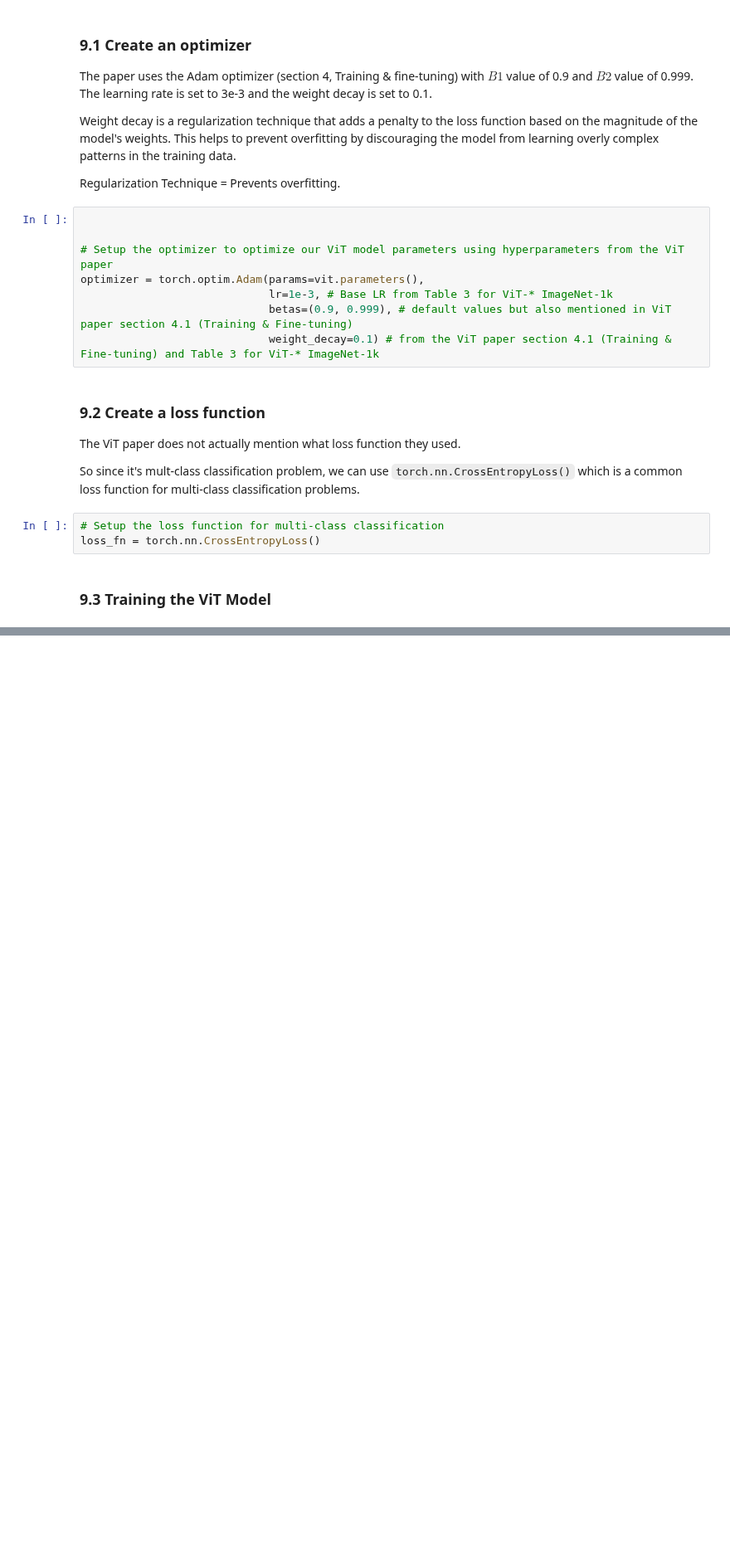
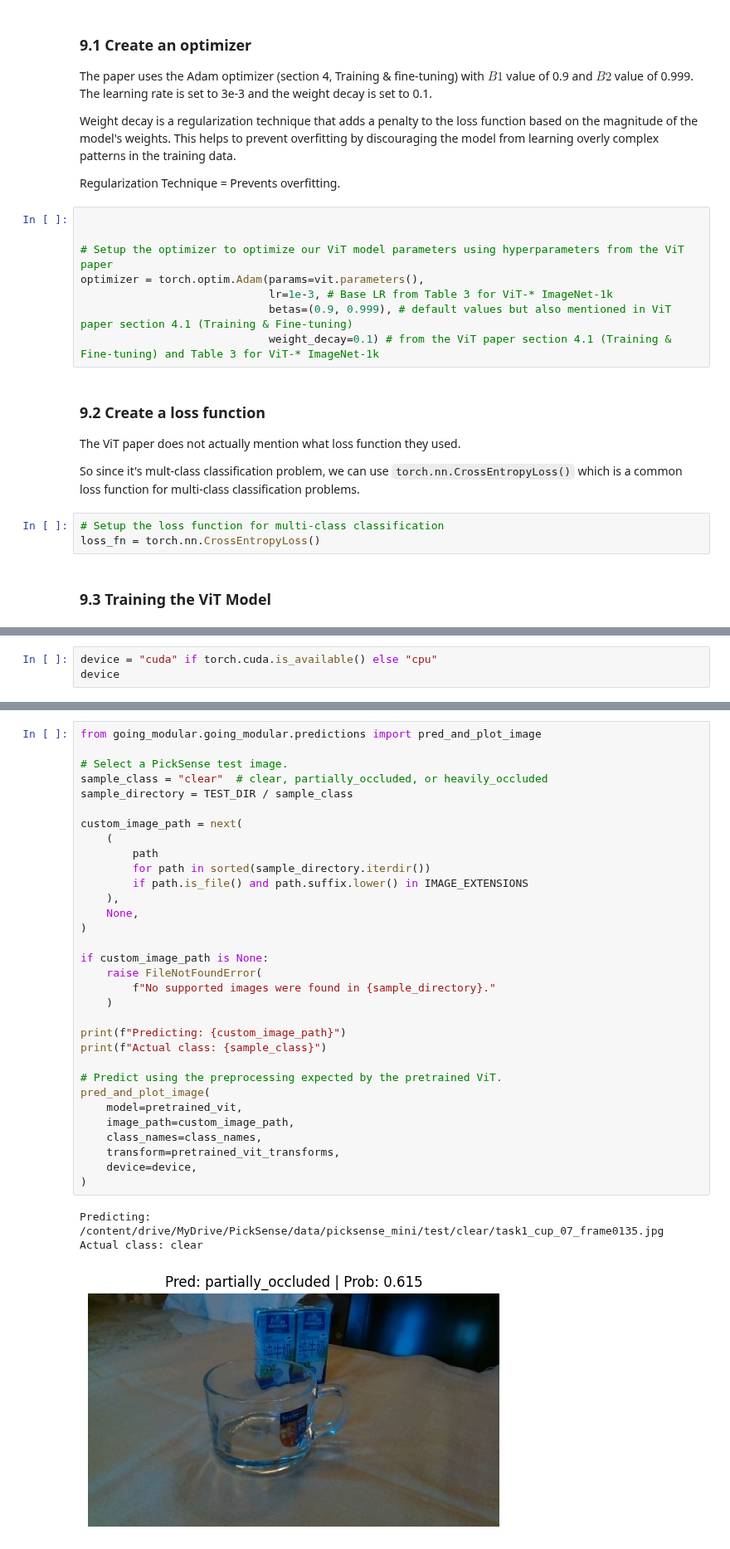
Before and after one commit to thany-8/picksense, a Jupyter notebook: notebooks/01_picksense_main.ipynb, the cells around one changed output, grey strips where cells are left out. Shown at 83% size. Saved outputs shown, nothing was run; the diff lists cells and outputs as text; blank space fills up the shorter version.

```diff
--- a/notebooks/01_picksense_main.ipynb
+++ b/notebooks/01_picksense_main.ipynb
@@ -1021,0 +1379,3 @@ results = engine.train(
+# %%
+device = "cuda" if torch.cuda.is_available() else "cpu"
+device
@@ -1021,0 +1549,36 @@ results = engine.train(
+# %%
+from going_modular.going_modular.predictions import pred_and_plot_image
+
+# Select a PickSense test image.
+sample_class = "clear"  # clear, partially_occluded, or heavily_occluded
+sample_directory = TEST_DIR / sample_class
+
+custom_image_path = next(
+    (
+        path
+        for path in sorted(sample_directory.iterdir())
+        if path.is_file() and path.suffix.lower() in IMAGE_EXTENSIONS
+    ),
+    None,
+)
+
+if custom_image_path is None:
+    raise FileNotFoundError(
+        f"No supported images were found in {sample_directory}."
+    )
+
+print(f"Predicting: {custom_image_path}")
+print(f"Actual class: {sample_class}")
+
+# Predict using the preprocessing expected by the pretrained ViT.
+pred_and_plot_image(
+    model=pretrained_vit,
+    image_path=custom_image_path,
+    class_names=class_names,
+    transform=pretrained_vit_transforms,
+    device=device,
+)
+# %% [output]
+Predicting: /content/drive/MyDrive/PickSense/data/picksense_mini/test/clear/task1_cup_07_frame0135.jpg
+Actual class: clear
+[figure, added]
```
Also changed, not shown: parts of 68 cells of this notebook, 2 other files.
